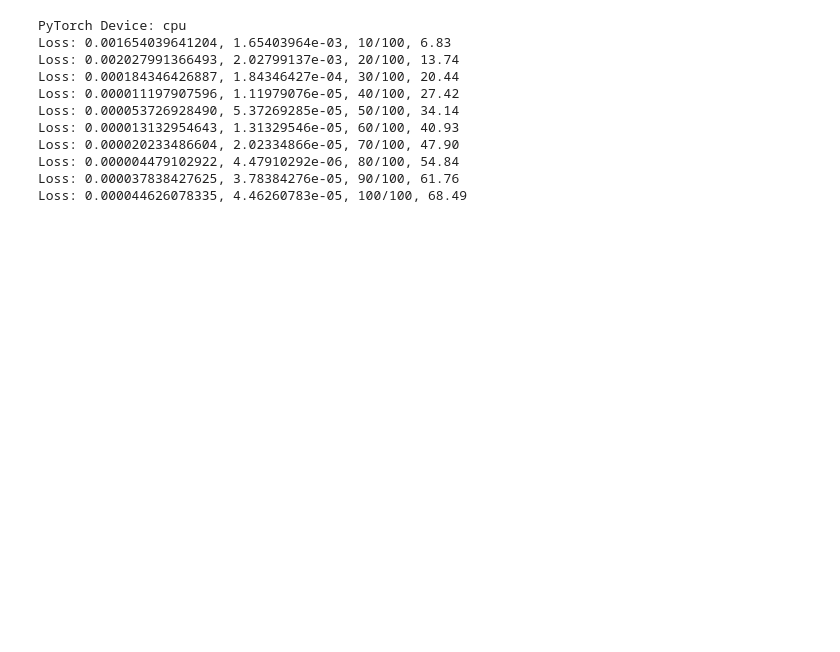
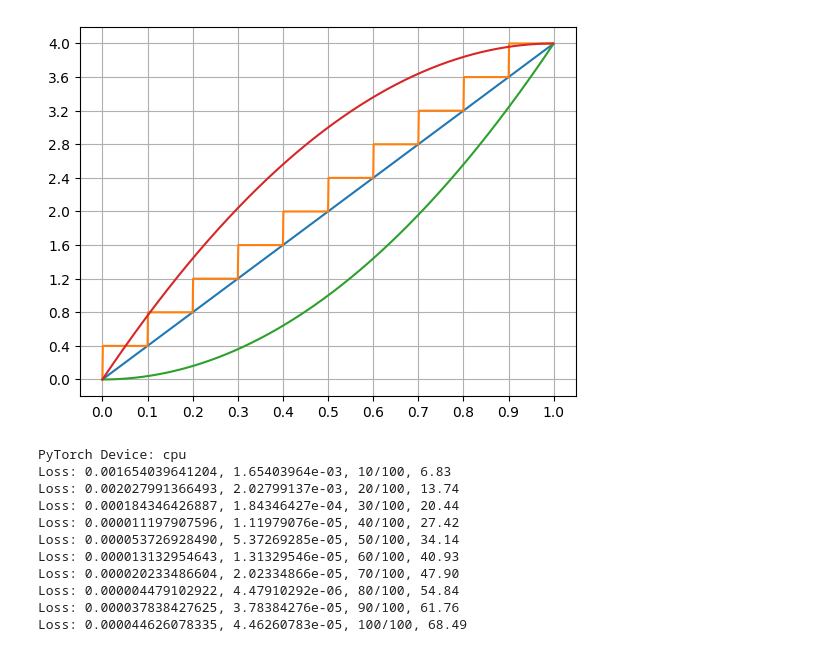
Before and after one commit to GhostArtyom/QuditVGON, a Jupyter notebook: test.ipynb, the cells around one changed output. Saved outputs shown, nothing was run; the diff lists cells and outputs as text; code cells hidden in the pictures; blank space fills up the shorter version.

Commit message:
Feature: back to cos_sim again, with coeff as step function

```diff
--- a/test.ipynb
+++ b/test.ipynb
@@ -23,18 +23,20 @@ torch.set_printoptions(precision=8, linewidth=200)
 # %%
 coeff = 4
 coeff_funcs = [
     lambda cos_sim: coeff * cos_sim,
-    lambda cos_sim: (coeff * cos_sim).ceil(),
     lambda cos_sim: coeff * cos_sim.pow(2),
     lambda cos_sim: coeff * (2 * cos_sim - cos_sim.pow(2)),
+    lambda cos_sim: coeff / 10 * (10 * cos_sim).ceil()
 ]
 cos_sim = torch.arange(0, 1, 1e-3)
 
 for coeff_func in coeff_funcs:
     plt.plot(cos_sim, coeff_func(cos_sim))
 plt.xticks(np.linspace(0, 1, 11))
-plt.yticks(np.linspace(0, coeff + 1, coeff + 2))
+plt.yticks(np.linspace(0, coeff, 11))
 plt.grid()
+# %% [output]
+[figure, added]
 # %%
 import torch
 import GPUtil
```
Also changed, not shown: 4 other files.
